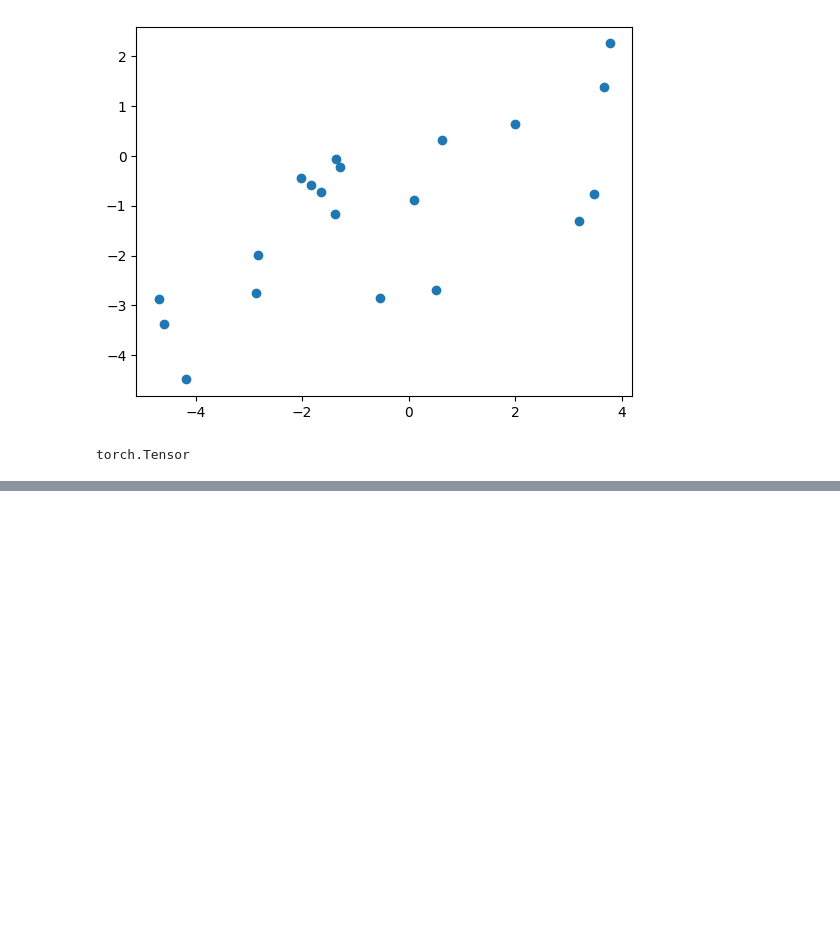
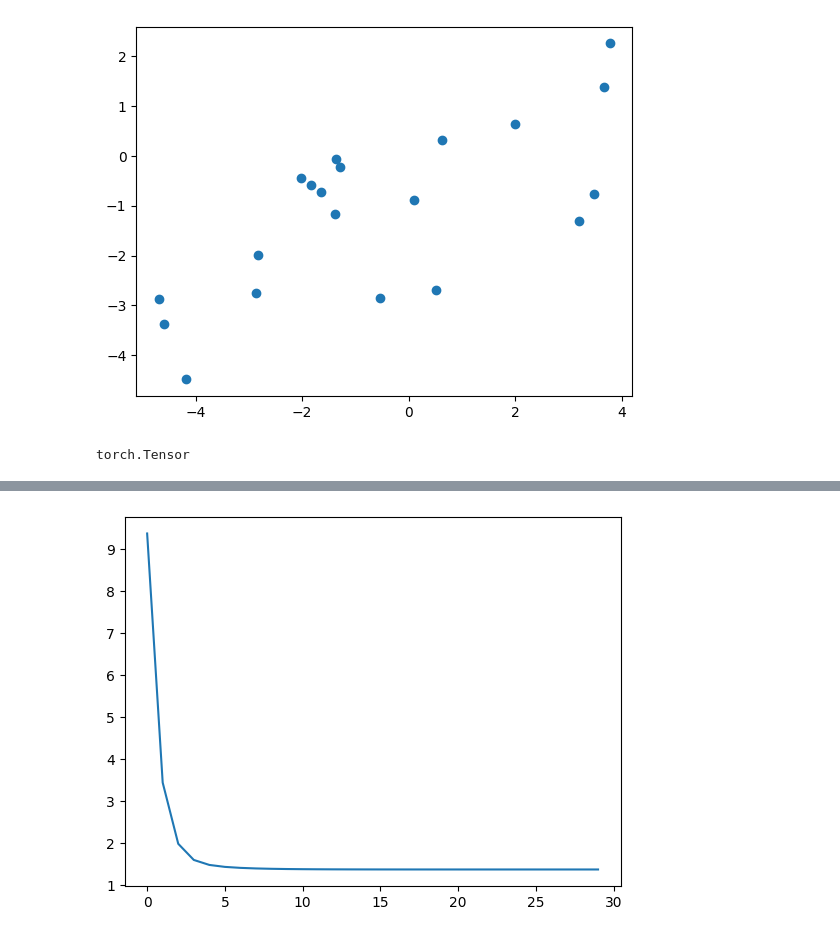
Before and after one commit to Icemagic33/pytorch1, a Jupyter notebook: PyTorch_Linear_Regression.ipynb, the cells around one changed output, grey strips where cells are left out. Saved outputs shown, nothing was run; the diff lists cells and outputs as text; code cells hidden in the pictures; blank space fills up the shorter version.

```diff
--- a/PyTorch_Linear_Regression.ipynb
+++ b/PyTorch_Linear_Regression.ipynb
@@ -46,0 +45,23 @@ torch.Tensor
+# %%
+# Train the model
+n_epochs = 30
+losses = []
+for it in range(n_epochs):
+  # zero the parameter gradients
+  optimizer.zero_grad()
+  # we do this step because PyTorch is accumulating the gradients each time
+  # you call backward. So, this will zero the gradient to prevent them from
+  # accumulating and give us the correct answer
+
+  # Forward pass
+  outputs = model(inputs)
+  loss = criterion(outputs, targets)
+
+  # keep the loss so we can plot it later
+  losses.append(loss.item())
+
+  # Backward and optimize
+  loss.backward()
+  optimizer.step() # one step of gradient descent
+
+  print(f'Epoch {it+1}/{n_epochs}, Loss: {loss.item():.4f}')
@@ -46,0 +86,5 @@ torch.Tensor
+# %%
+# Plot the loss per iteration
+plt.plot(losses);
+# %% [output]
+[figure, added]
```
Also changed, not shown: parts of 6 cells of this notebook.
